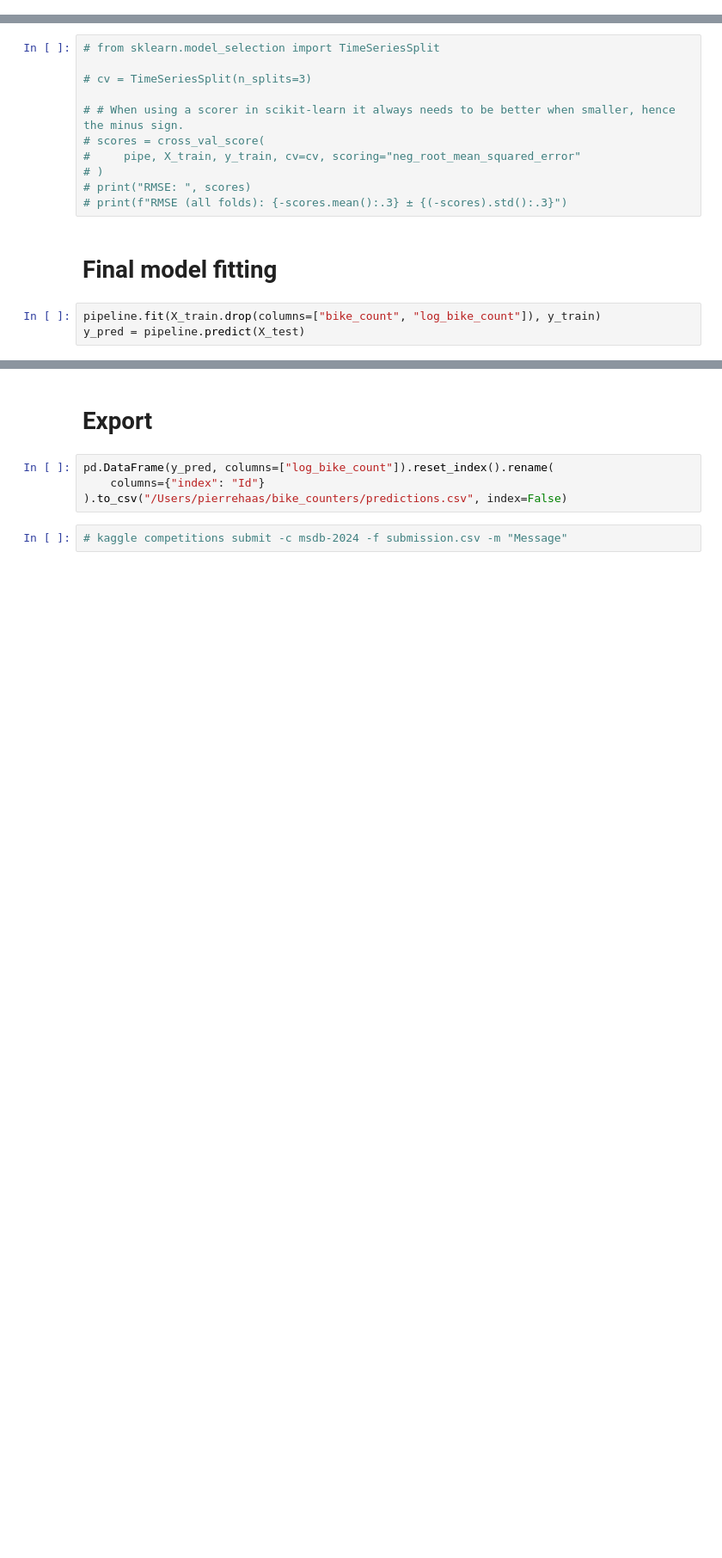
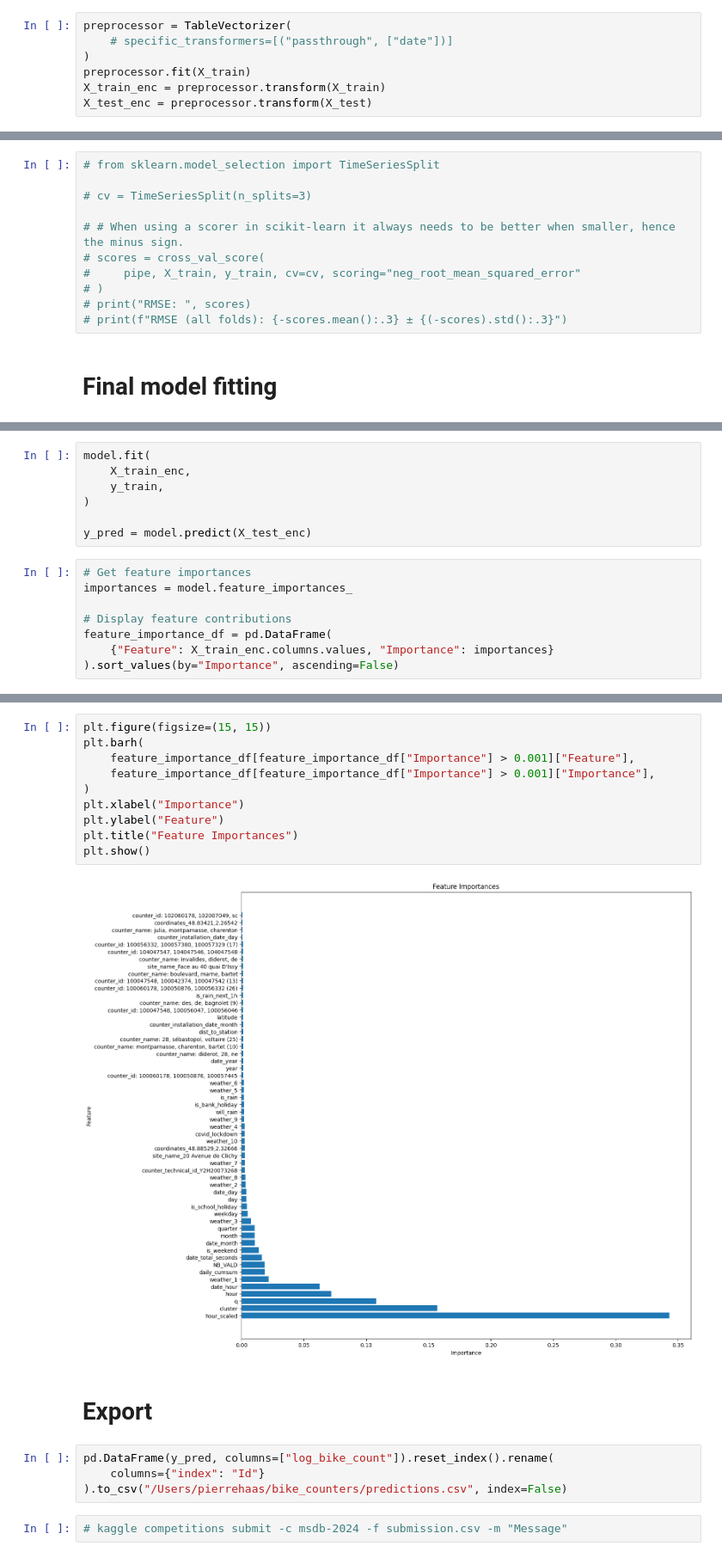
Before and after one commit to p-haas/bike_counters, a Jupyter notebook: WIP/execution.ipynb, the cells around one changed output, grey strips where cells are left out. Shown at 86% size. Saved outputs shown, nothing was run; the diff lists cells and outputs as text; blank space fills up the shorter version.

```diff
--- a/WIP/execution.ipynb
+++ b/WIP/execution.ipynb
@@ -477,2 +535,9 @@ pipeline = Pipeline([("preprocessor", preprocessor), ("model", model)])
+# %%
+preprocessor = TableVectorizer(
+    # specific_transformers=[("passthrough", ["date"])]
+)
+preprocessor.fit(X_train)
+X_train_enc = preprocessor.transform(X_train)
+X_test_enc = preprocessor.transform(X_test)
 # %% [markdown]
 # Model selection
@@ -502,6 +672,3 @@ pipeline = Pipeline([("preprocessor", preprocessor), ("model", model)])
 # print(f"RMSE (all folds): {-scores.mean():.3} ± {(-scores).std():.3}")
 # %% [markdown]
 # Final model fitting
-# %%
-pipeline.fit(X_train.drop(columns=["bike_count", "log_bike_count"]), y_train)
-y_pred = pipeline.predict(X_test)
@@ -515,0 +677,15 @@ y_pred = pipeline.predict(X_test)
+# %%
+model.fit(
+    X_train_enc,
+    y_train,
+)
+
+y_pred = model.predict(X_test_enc)
+# %%
+# Get feature importances
+importances = model.feature_importances_
+
+# Display feature contributions
+feature_importance_df = pd.DataFrame(
+    {"Feature": X_train_enc.columns.values, "Importance": importances}
+).sort_values(by="Importance", ascending=False)
@@ -516,3 +706,15 @@ y_pred = pipeline.predict(X_test)
+# %%
+plt.figure(figsize=(15, 15))
+plt.barh(
+    feature_importance_df[feature_importance_df["Importance"] > 0.001]["Feature"],
+    feature_importance_df[feature_importance_df["Importance"] > 0.001]["Importance"],
+)
+plt.xlabel("Importance")
+plt.ylabel("Feature")
+plt.title("Feature Importances")
+plt.show()
+# %% [output]
+[figure, added]
 # %% [markdown]
 # Export
 # %%
```
Also changed, not shown: parts of 28 cells of this notebook, 2 other files.
